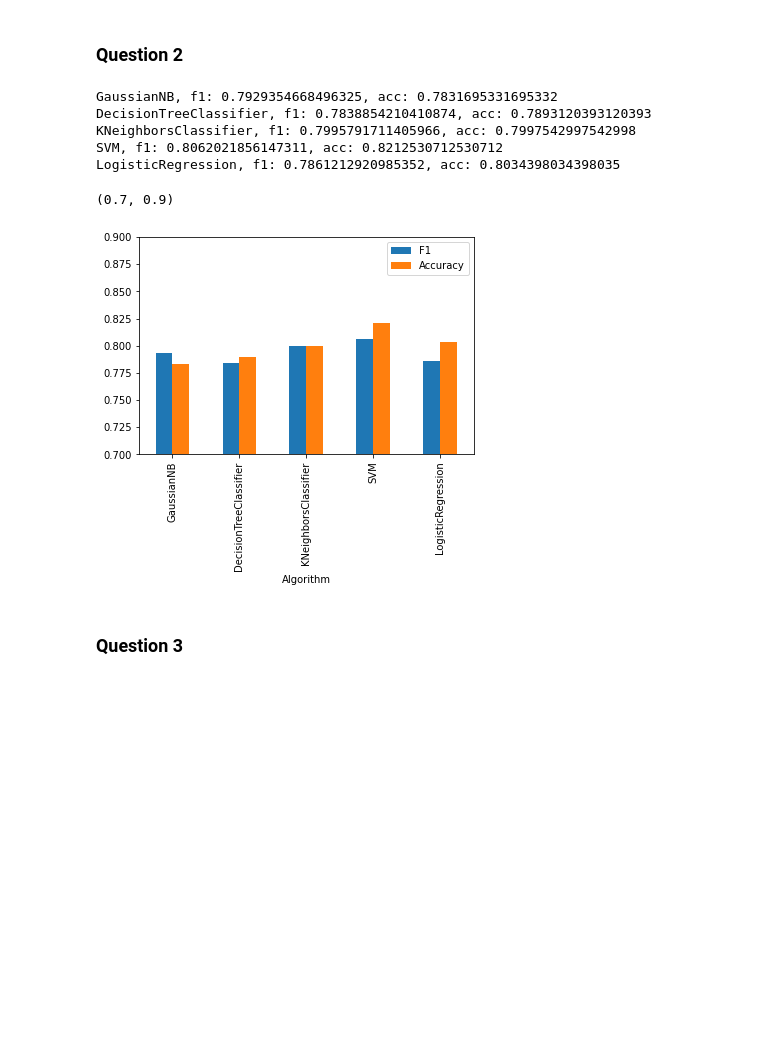
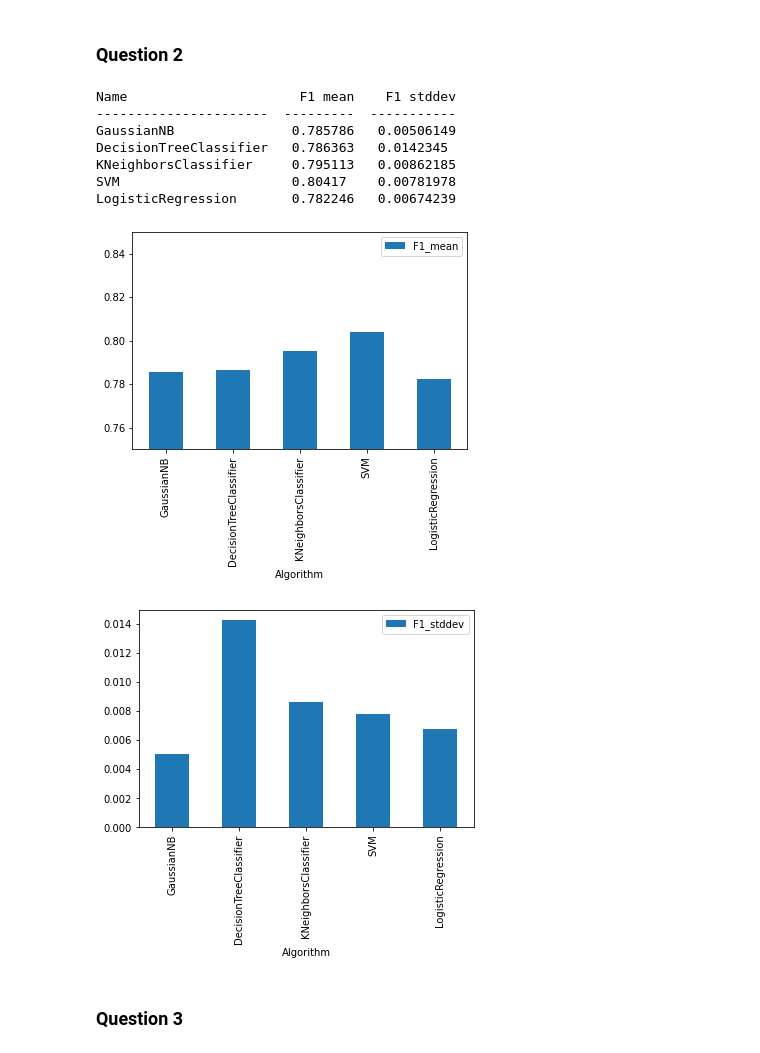
Before and after one commit to rkochar/MLAssignment, a Jupyter notebook: assignement/America Census/GROUP_problem_census.ipynb, the cells around one changed output. Saved outputs shown, nothing was run; the diff lists cells and outputs as text; code cells hidden in the pictures; blank space fills up the shorter version.

Commit message:
finish US census stuff, use DecisionTreeClassifier for final prediction

```diff
--- a/assignement/America Census/GROUP_problem_census.ipynb
+++ b/assignement/America Census/GROUP_problem_census.ipynb
@@ -88,28 +91,46 @@ models = {
 X_train, X_test, y_train, y_test = train_test_split(X_train_processed, y_train_raw, test_size=0.1, random_state=42, shuffle=True, stratify=y_train_raw)
 # %% [markdown]
 ### Question 2
-# %%
-model_scores = []
-for name, model in models.items():
-    model.fit(X_train, y_train.values.ravel())
-    prediction = model.predict(X_test)
-    f1 = f1_score(y_test, prediction, average="weighted")
-    acc = accuracy_score(y_test, prediction)
-    model_scores.append([name, f1, acc])
-    print(f"{name}, f1: {f1}, acc: {acc}")
-
-%matplotlib inline
-df = pd.DataFrame(model_scores, columns=["Algorithm", "F1", "Accuracy"])
-axes = df.plot(x="Algorithm", y=["F1", "Accuracy"], kind="bar")
-axes.set_ylim(0.7, 0.9)
-# %% [output]
-GaussianNB, f1: 0.7929354668496325, acc: 0.7831695331695332
-DecisionTreeClassifier, f1: 0.7838854210410874, acc: 0.7893120393120393
-KNeighborsClassifier, f1: 0.7995791711405966, acc: 0.7997542997542998
-SVM, f1: 0.8062021856147311, acc: 0.8212530712530712
-LogisticRegression, f1: 0.7861212920985352, acc: 0.8034398034398035
-(0.7, 0.9)
-[figure, removed]
+# %%
+def k_fold_fit_and_evaluate(X, y, model, scoring_method, n_splits=5):
+    # define evaluation procedure
+    cv = KFold(n_splits=n_splits, random_state=42, shuffle=True)
+    # evaluate model
+    scores = cross_validate(model, X, y, scoring=scoring_method, cv=cv, n_jobs=-1)
+
+
+    return scores["test_score"]
+
+scoring_method = make_scorer(lambda prediction, true_target: f1_score(prediction, true_target, average="weighted"))
+
+def kfold_fit_eval(X_train, y_train):
+    table2 = []
+    for name, model in models.items():
+        kfold_scores = k_fold_fit_and_evaluate(X_train, y_train, model, scoring_method)
+        m_acc = np.mean(kfold_scores)
+        std_acc = np.std(kfold_scores)
+        table2.append([name, m_acc, std_acc])
+    return table2
+
+kfold_eval = kfold_fit_eval(X_train, y_train.values.ravel())
+from tabulate import tabulate
+print(tabulate(kfold_eval, headers=['Name', 'F1 mean', 'F1 stddev']))
+
+%matplotlib inline
+df = pd.DataFrame(kfold_eval, columns=["Algorithm", "F1_mean", "F1_stddev"])
+axes_mean = df.plot(x="Algorithm", y=["F1_mean"], kind="bar")
+axes_mean.set_ylim(0.75, 0.85)
+axes_stddev = df.plot(x="Algorithm", y=["F1_stddev"], kind="bar")
+# %% [output]
+Name                      F1 mean    F1 stddev
+----------------------  ---------  -----------
+GaussianNB               0.785786   0.00506149
+DecisionTreeClassifier   0.786363   0.0142345
+KNeighborsClassifier     0.795113   0.00862185
+SVM                      0.80417    0.00781978
+LogisticRegression       0.782246   0.00674239
+[figure, added]
+[figure, added]
 # %% [markdown]
 ### Question 3
 # %%
```
Also changed, not shown: parts of 5 cells of this notebook.
